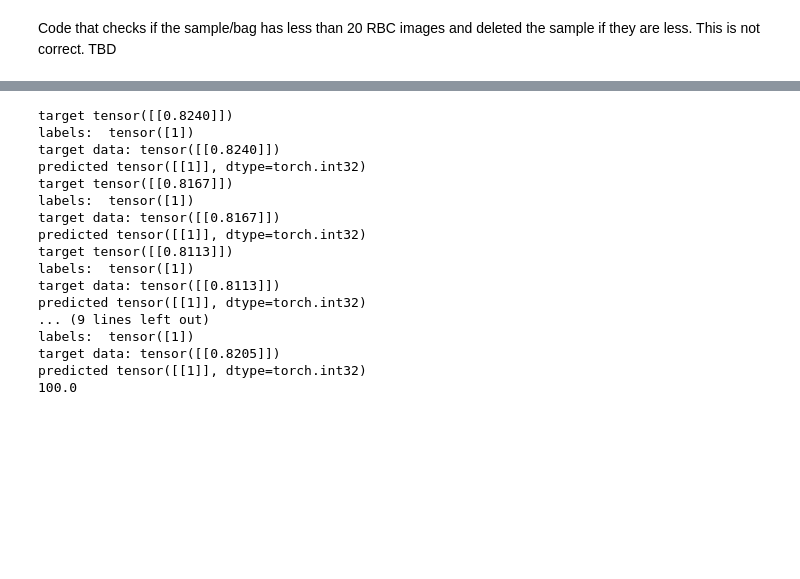
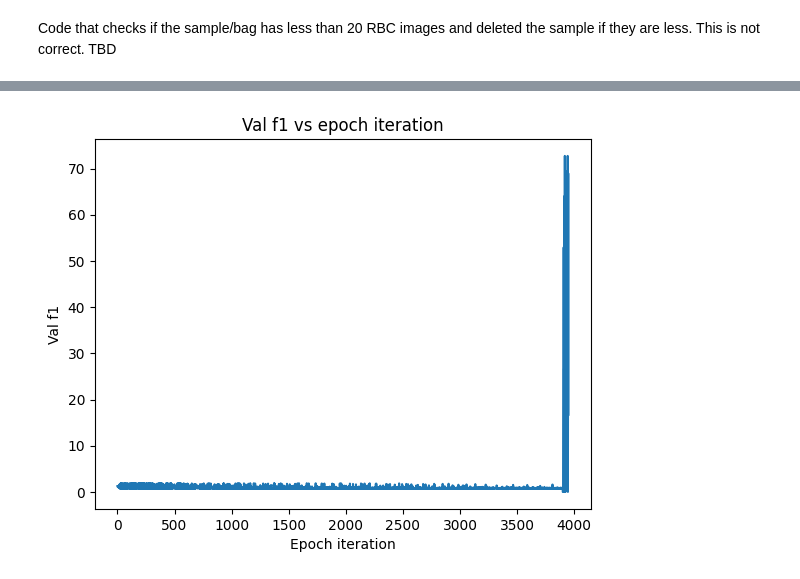
Before and after one commit to ezermoysis1/sma-detection-in-blood-samples, a Jupyter notebook: mil_rbc_WIP.ipynb, the cells around one changed output, grey strips where cells are left out. Cells and saved outputs as stored; diff of their text form; code cells hidden in the pictures; blank space fills up the shorter version.

```diff
--- a/mil_rbc_WIP.ipynb
+++ b/mil_rbc_WIP.ipynb
@@ -343,37 +347,14 @@ plt.show()
-# %%
-test_total=0
-test_correct=0
-with torch.no_grad():
-    for data in test_loader:
-        inputs, labels = data
-        target = net(inputs)
-        print('target', target)
-        print('labels: ', labels)
-
-        # Calculate test accuracy
-        print('target data:' , target.data)
-        predicted = target.data.round().int()
-        print('predicted', predicted)
-        test_total += labels.size(0)
-        test_correct += (predicted == labels).sum().item()
-
-test_accuracy = 100 * test_correct / test_total
-print(test_accuracy)
-# %% [output]
-target tensor([[0.8240]])
-labels:  tensor([1])
-target data: tensor([[0.8240]])
-predicted tensor([[1]], dtype=torch.int32)
-target tensor([[0.8167]])
-labels:  tensor([1])
-target data: tensor([[0.8167]])
-predicted tensor([[1]], dtype=torch.int32)
-target tensor([[0.8113]])
-labels:  tensor([1])
-target data: tensor([[0.8113]])
-predicted tensor([[1]], dtype=torch.int32)
-... (9 lines left out)
-labels:  tensor([1])
-target data: tensor([[0.8205]])
-predicted tensor([[1]], dtype=torch.int32)
-100.0
+# %%
+# Plot the val_f1 against epoch iteration
+val_f1_all=[]
+
+for i in range(len(val_f1_tracker)):
+    loss_all.append(val_f1_tracker[i].item())
+
+plt.plot(loss_all)
+plt.title('Val f1 vs epoch iteration')
+plt.xlabel('Epoch iteration')
+plt.ylabel('Val f1')
+plt.show()
+# %% [output]
+[figure, added]
```
Also changed, not shown: parts of 15 cells of this notebook.
